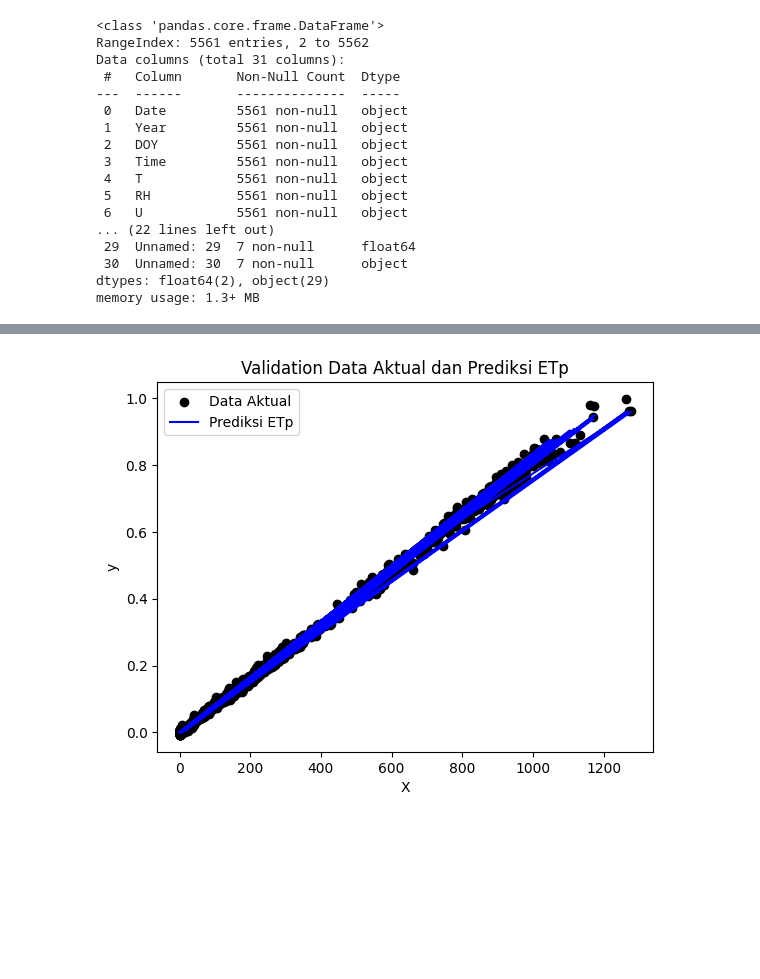
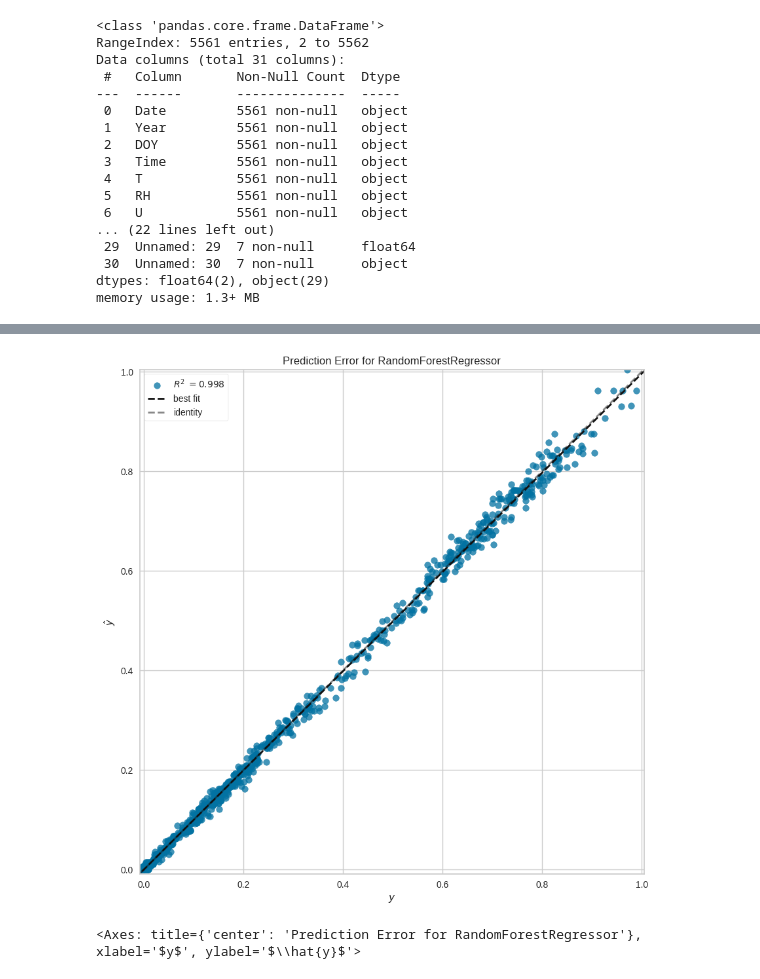
Before and after one commit to Aprilianiput21/TA_Model-ETp, a Jupyter notebook: RF_Tungkub_Rs.ipynb, the cells around one changed output, grey strips where cells are left out. Cells and saved outputs as stored; diff of their text form; code cells hidden in the pictures; blank space fills up the shorter version.

```diff
--- a/RF_Tungkub_Rs.ipynb
+++ b/RF_Tungkub_Rs.ipynb
@@ -57,0 +48,3 @@ X_train, X_test, y_train, y_test = train_test_split(X, y, test_size=0.3)
+# %%
+#Mengubah Tipe data menjadi Float
+df[['Rs', 'RH', 'U', 'T', 'ET']] = df[['Rs', 'RH', 'U', 'T', 'ET']].astype(float)
@@ -58,11 +77,8 @@ X_train, X_test, y_train, y_test = train_test_split(X, y, test_size=0.3)
 # %%
 #Random Forest Model
-model = RandomForestRegressor(n_estimators = 150, criterion='squared_error', max_depth =5)
+model = RandomForestRegressor(n_estimators = 150)
 # %%
-#X_train_reshaped = np.reshape(X_train, (-1, 1))
-#print(X_train.shape)
 X_train_reshaped = X_train.values.reshape(-1, 1)
 X_test_reshaped = X_test.values.reshape(-1, 1)
-
-#Pelatihan model untuk data training
-model.fit(X_train_reshaped, y_train)
+#Fitting model
+rf = model.fit(X_train_reshaped, y_train)
@@ -98,11 +135,19 @@ plt.show()
 # %%
-#Plot pada data test
-plt.scatter(X_test, y_test, color = 'black', label = 'Data Aktual')
-plt.plot(X_test, y_pred, color='blue', label='Prediksi ETp')
-plt.title('Validation Data Aktual dan Prediksi ETp')
-plt.xlabel('X')
-plt.ylabel('y')
-plt.legend()
-plt.show()
+##Plot pada data test
+#plt.scatter(X_test_reshaped, y_test, color = 'black', label = 'Data Aktual')
+#plt.plot(X_test_reshaped, ytest_pred, color='blue', label='Prediksi ETp')
+#plt.title('Validation Data Aktual dan Prediksi ETp')
+#plt.xlabel('Radiasi Matahari, w/m')
+#plt.ylabel('Evapotranspirasi, mm/hour')
+#plt.legend()
+#plt.show()
-# %% [output]
-[figure, removed]
+# %%
+#Plotting Prediction Error
+from yellowbrick.regressor import PredictionError
+visualizer = PredictionError(rf)
+visualizer.fit(X_train_reshaped, y_train)
+visualizer.score(X_test_reshaped, y_test)
+visualizer.poof()
+# %% [output]
+[figure, added]
+<Axes: title={'center': 'Prediction Error for RandomForestRegressor'}, xlabel='$y$', ylabel='$\\hat{y}$'>
```
Also changed, not shown: parts of 16 cells of this notebook.
